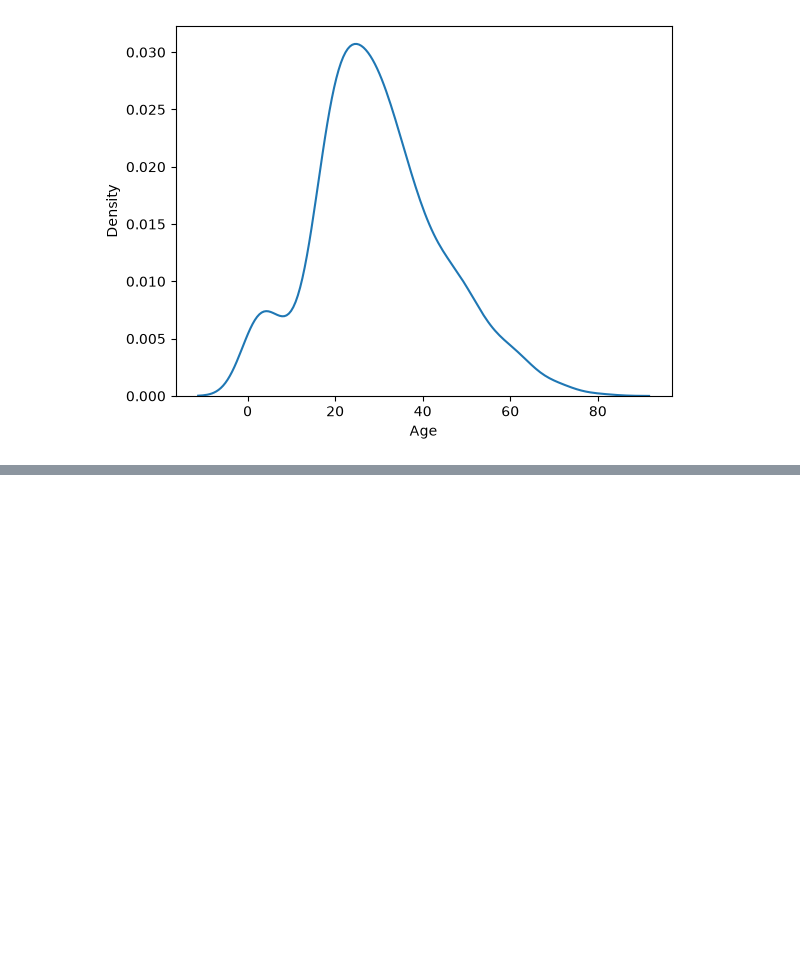
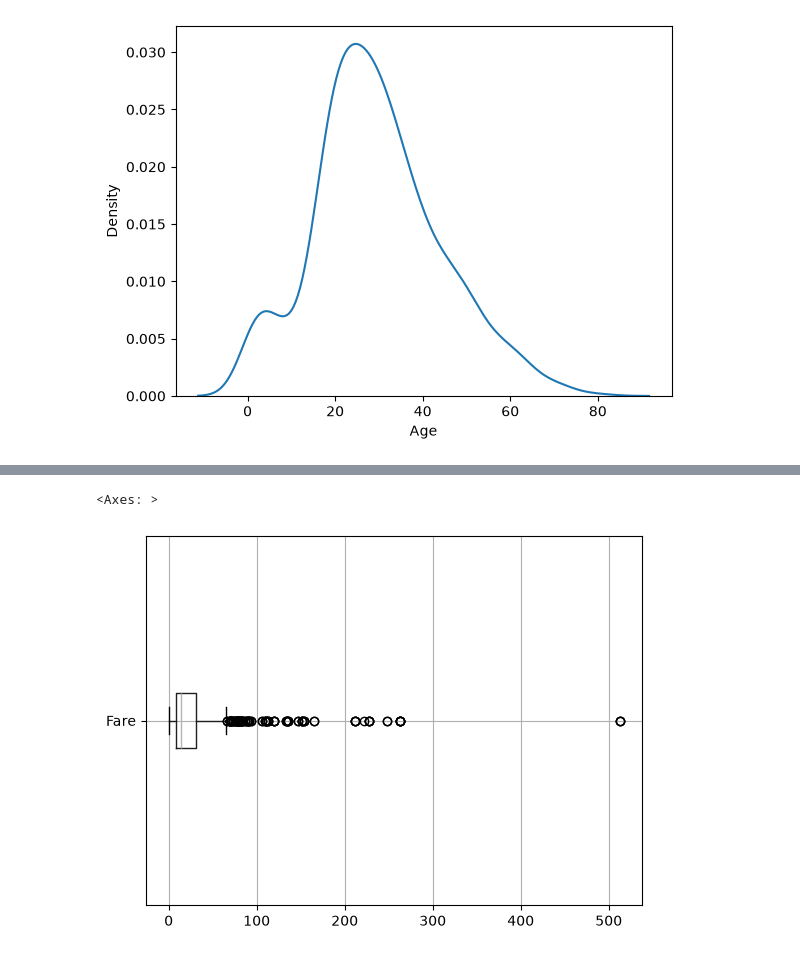
Before and after one commit to shy942/ML-exploration, a Jupyter notebook: notebooks/01_EDA.ipynb, the cells around one changed output, grey strips where cells are left out. Drawn from its saved outputs; the diff is of its cells as text; code cells hidden in the pictures; blank space fills up the shorter version.

```diff
--- a/notebooks/01_EDA.ipynb
+++ b/notebooks/01_EDA.ipynb
@@ -124,0 +132,5 @@ sns.kdeplot(x='Age', data=df)
+# %%
+df.boxplot(column='Fare', vert=False)
+# %% [output]
+<Axes: >
+[figure, added]
```
Also changed, not shown: parts of 13 cells of this notebook.
